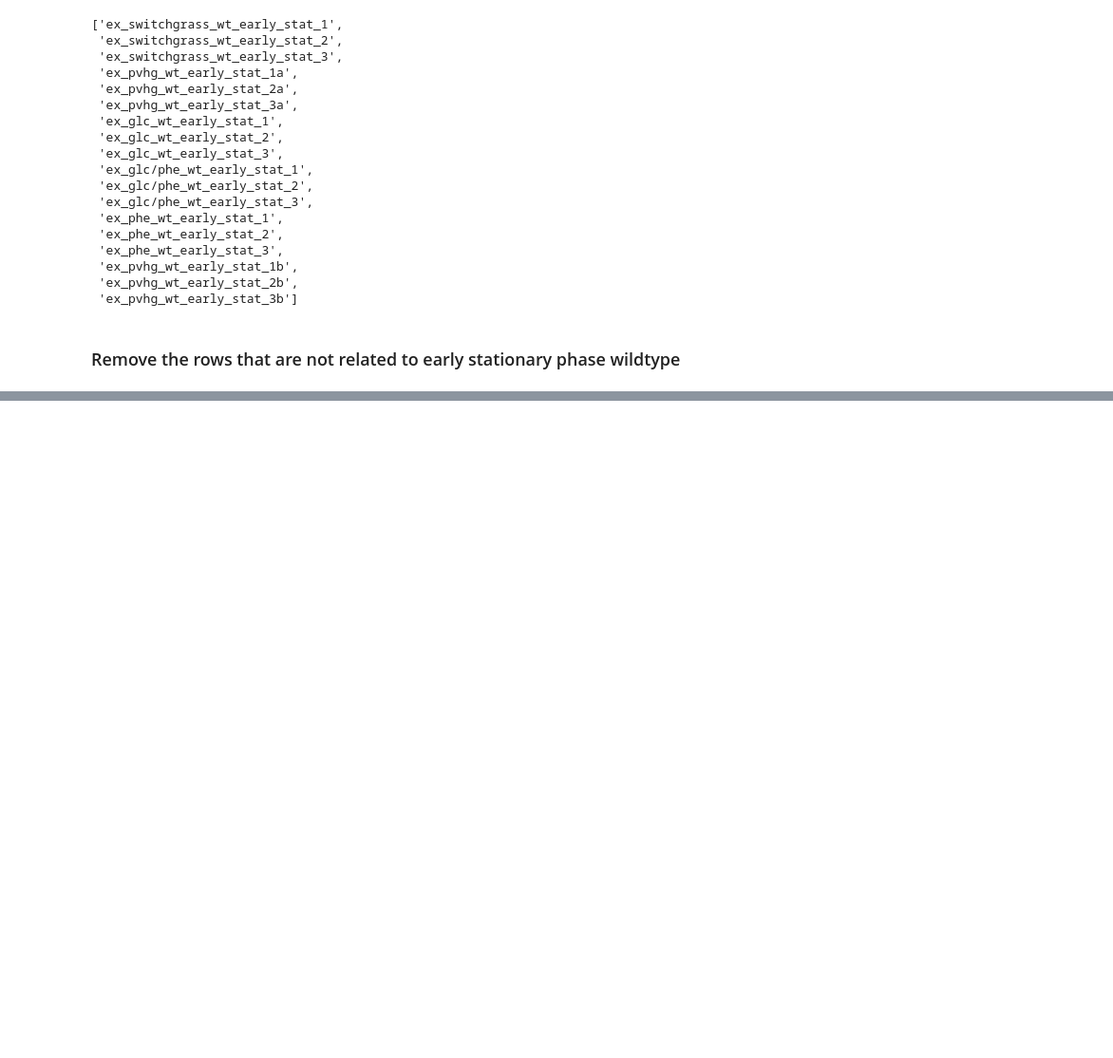
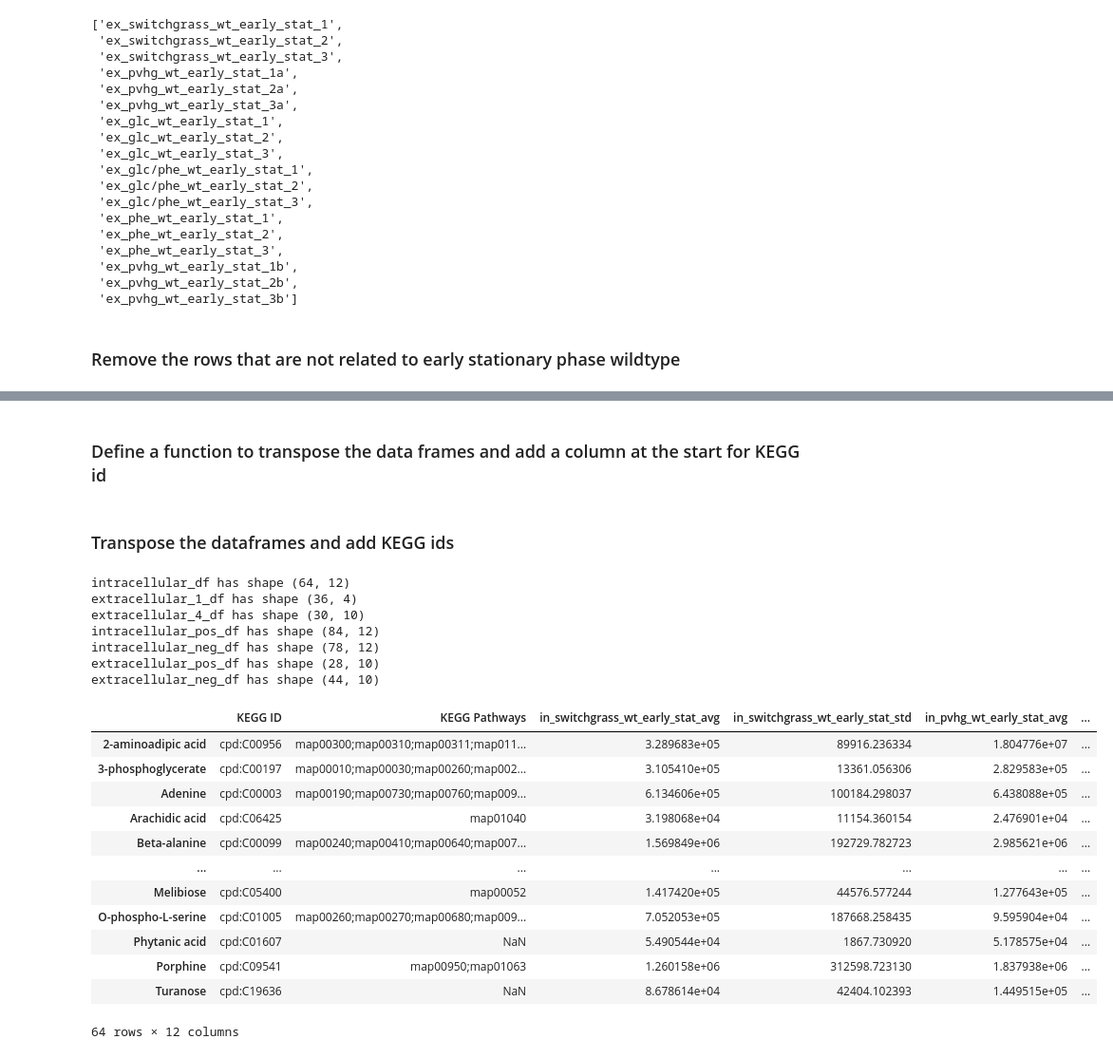
Before and after one commit to UH-MBBE/rhodococcus-metabolomics, a Jupyter notebook: notebooks/C_pathway_analysis.ipynb, the cells around one changed output, grey strips where cells are left out. Shown at 95% size. Drawn from its saved outputs; the diff is of its cells as text; code cells hidden in the pictures; blank space fills up the shorter version.

```diff
--- a/notebooks/C_pathway_analysis.ipynb
+++ b/notebooks/C_pathway_analysis.ipynb
@@ -297,0 +190,11 @@ display(intracellular_lc_ms_pos_lda_ls.head(10))
+# %%
+# convert the dataframes to show average and standard deviation for each condition
+intracellular_df = group_and_calculate_stats(intracellular_df)
+extracellular_1_df = group_and_calculate_stats(extracellular_1_df)
+extracellular_4_df = group_and_calculate_stats(extracellular_4_df)
+intracellular_pos_df = group_and_calculate_stats(intracellular_pos_df)
+intracellular_neg_df = group_and_calculate_stats(intracellular_neg_df)
+extracellular_pos_df = group_and_calculate_stats(extracellular_pos_df)
+extracellular_neg_df = group_and_calculate_stats(extracellular_neg_df)
+
+intracellular_pos_df
@@ -297,0 +214,2 @@ display(intracellular_lc_ms_pos_lda_ls.head(10))
+# %% [markdown]
+### Define a function to transpose the data frames and add a column at the start for KEGG id
@@ -297,0 +254,46 @@ display(intracellular_lc_ms_pos_lda_ls.head(10))
+# %% [markdown]
+### Transpose the dataframes and add KEGG ids
+# %%
+# load the known KEGG metabolite ids
+kegg_ids = pd.read_csv('../data/kegg_metabolite_ids_known.csv')
+
+# add KEGG IDs to the dataframes
+intracellular_df = transpose_and_add_kegg_ids(intracellular_df, kegg_ids)
+extracellular_1_df = transpose_and_add_kegg_ids(extracellular_1_df, kegg_ids)
+extracellular_4_df = transpose_and_add_kegg_ids(extracellular_4_df, kegg_ids)
+intracellular_pos_df = transpose_and_add_kegg_ids(intracellular_pos_df, kegg_ids)
+intracellular_neg_df = transpose_and_add_kegg_ids(intracellular_neg_df, kegg_ids)
+extracellular_pos_df = transpose_and_add_kegg_ids(extracellular_pos_df, kegg_ids)
+extracellular_neg_df = transpose_and_add_kegg_ids(extracellular_neg_df, kegg_ids)
+
+# print the shapes of the dataframes
+print(f'intracellular_df has shape {intracellular_df.shape}')
+print(f'extracellular_1_df has shape {extracellular_1_df.shape}')
+print(f'extracellular_4_df has shape {extracellular_4_df.shape}')
+print(f'intracellular_pos_df has shape {intracellular_pos_df.shape}')
+print(f'intracellular_neg_df has shape {intracellular_neg_df.shape}')
+print(f'extracellular_pos_df has shape {extracellular_pos_df.shape}')
+print(f'extracellular_neg_df has shape {extracellular_neg_df.shape}')
+
+intracellular_df
+# %% [output]
+intracellular_df has shape (64, 12)
+extracellular_1_df has shape (36, 4)
+extracellular_4_df has shape (30, 10)
+intracellular_pos_df has shape (84, 12)
+intracellular_neg_df has shape (78, 12)
+extracellular_pos_df has shape (28, 10)
+extracellular_neg_df has shape (44, 10)
+|  | KEGG ID | KEGG Pathways | in_switchgrass_wt_early_stat_avg | in_switchgrass_wt_early_stat_std | in_pvhg_wt_early_stat_avg | ... |
+| 2-aminoadipic acid | cpd:C00956 | map00300;map00310;map00311;map011... | 3.289683e+05 | 89916.236334 | 1.804776e+07 | ... |
+| 3-phosphoglycerate | cpd:C00197 | map00010;map00030;map00260;map002... | 3.105410e+05 | 13361.056306 | 2.829583e+05 | ... |
+| Adenine | cpd:C00003 | map00190;map00730;map00760;map009... | 6.134606e+05 | 100184.298037 | 6.438088e+05 | ... |
+| Arachidic acid | cpd:C06425 | map01040 | 3.198068e+04 | 11154.360154 | 2.476901e+04 | ... |
+| Beta-alanine | cpd:C00099 | map00240;map00410;map00640;map007... | 1.569849e+06 | 192729.782723 | 2.985621e+06 | ... |
+| ... | ... | ... | ... | ... | ... | ... |
+| Melibiose | cpd:C05400 | map00052 | 1.417420e+05 | 44576.577244 | 1.277643e+05 | ... |
+| O-phospho-L-serine | cpd:C01005 | map00260;map00270;map00680;map009... | 7.052053e+05 | 187668.258435 | 9.595904e+04 | ... |
+| Phytanic acid | cpd:C01607 | NaN | 5.490544e+04 | 1867.730920 | 5.178575e+04 | ... |
+| Porphine | cpd:C09541 | map00950;map01063 | 1.260158e+06 | 312598.723130 | 1.837938e+06 | ... |
+| Turanose | cpd:C19636 | NaN | 8.678614e+04 | 42404.102393 | 1.449515e+05 | ... |
+64 rows × 12 columns
```
Also changed, not shown: parts of 38 cells of this notebook, 5 other files.
